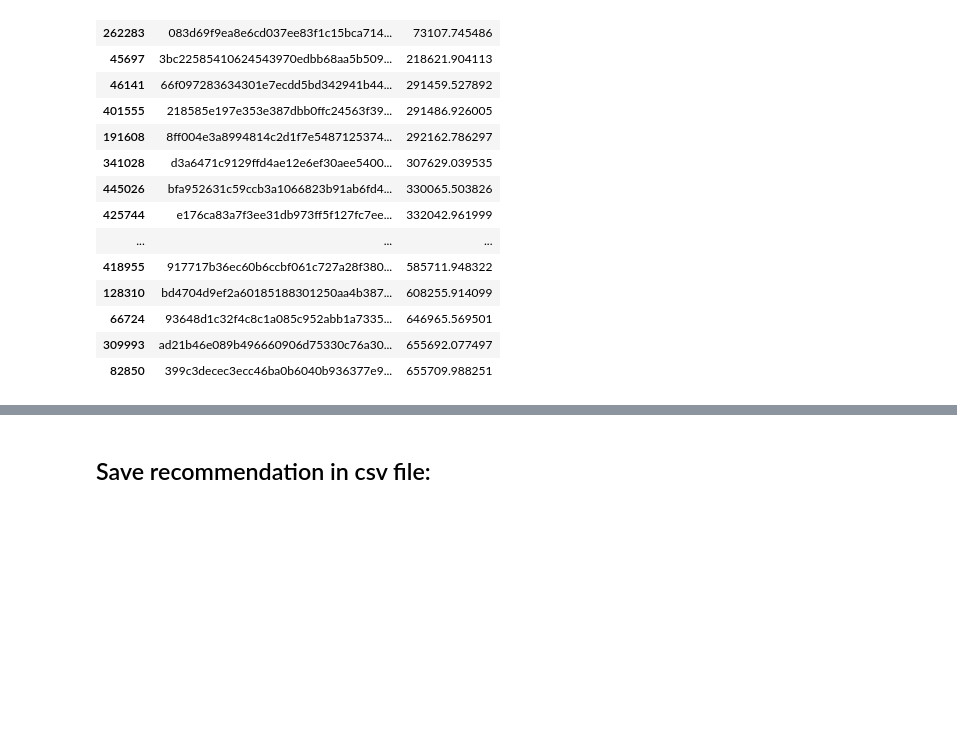
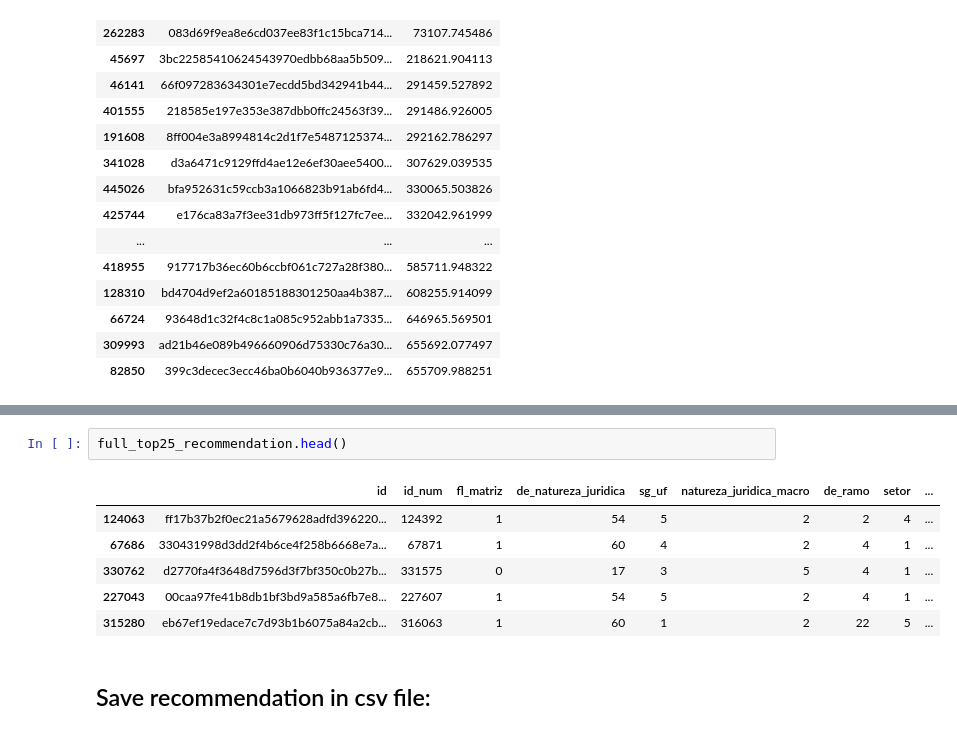
Before and after one commit to codenation-dev/squad-4-ad-data-science-1, a Jupyter notebook: analysis/Class_Recommender_systems.ipynb, the cells around one changed output, grey strips where cells are left out. Drawn from its saved outputs; the diff is of its cells as text; blank space fills up the shorter version.

```diff
--- a/analysis/Class_Recommender_systems.ipynb
+++ b/analysis/Class_Recommender_systems.ipynb
@@ -673,3 +746,12 @@ full_top25_recommendation.head()
+# %%
+full_top25_recommendation.head()
+# %% [output]
+|  | id | id_num | fl_matriz | de_natureza_juridica | sg_uf | natureza_juridica_macro | de_ramo | setor | ... |
+| 124063 | ff17b37b2f0ec21a5679628adfd396220... | 124392 | 1 | 54 | 5 | 2 | 2 | 4 | ... |
+| 67686 | 330431998d3dd2f4b6ce4f258b6668e7a... | 67871 | 1 | 60 | 4 | 2 | 4 | 1 | ... |
+| 330762 | d2770fa4f3648d7596d3f7bf350c0b27b... | 331575 | 0 | 17 | 3 | 5 | 4 | 1 | ... |
+| 227043 | 00caa97fe41b8db1bf3bd9a585a6fb7e8... | 227607 | 1 | 54 | 5 | 2 | 4 | 1 | ... |
+| 315280 | eb67ef19edace7c7d93b1b6075a84a2cb... | 316063 | 1 | 60 | 1 | 2 | 22 | 5 | ... |
 # %% [markdown]
 ## Save recommendation in csv file:
 # %%
```
Also changed, not shown: parts of 12 cells of this notebook, 1 other file.
